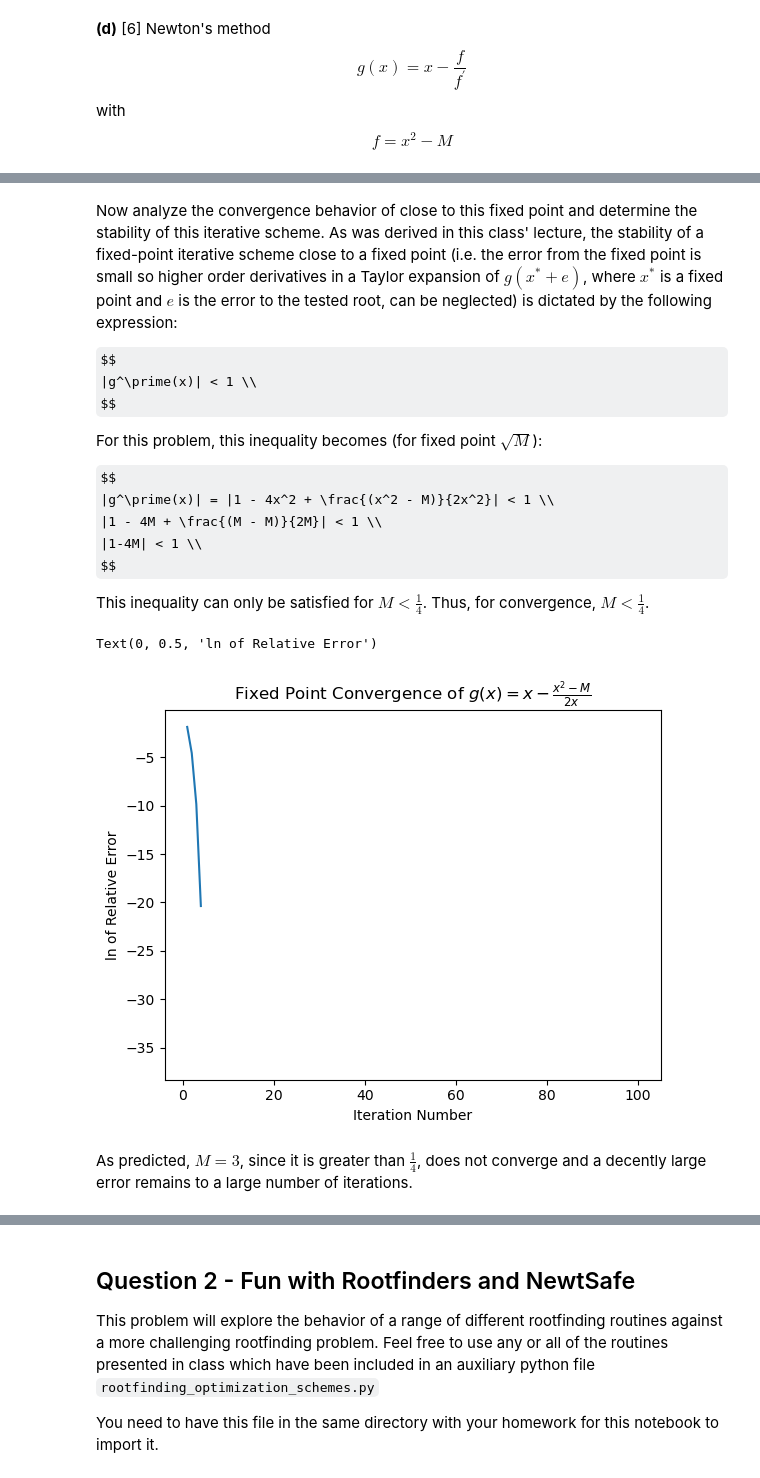
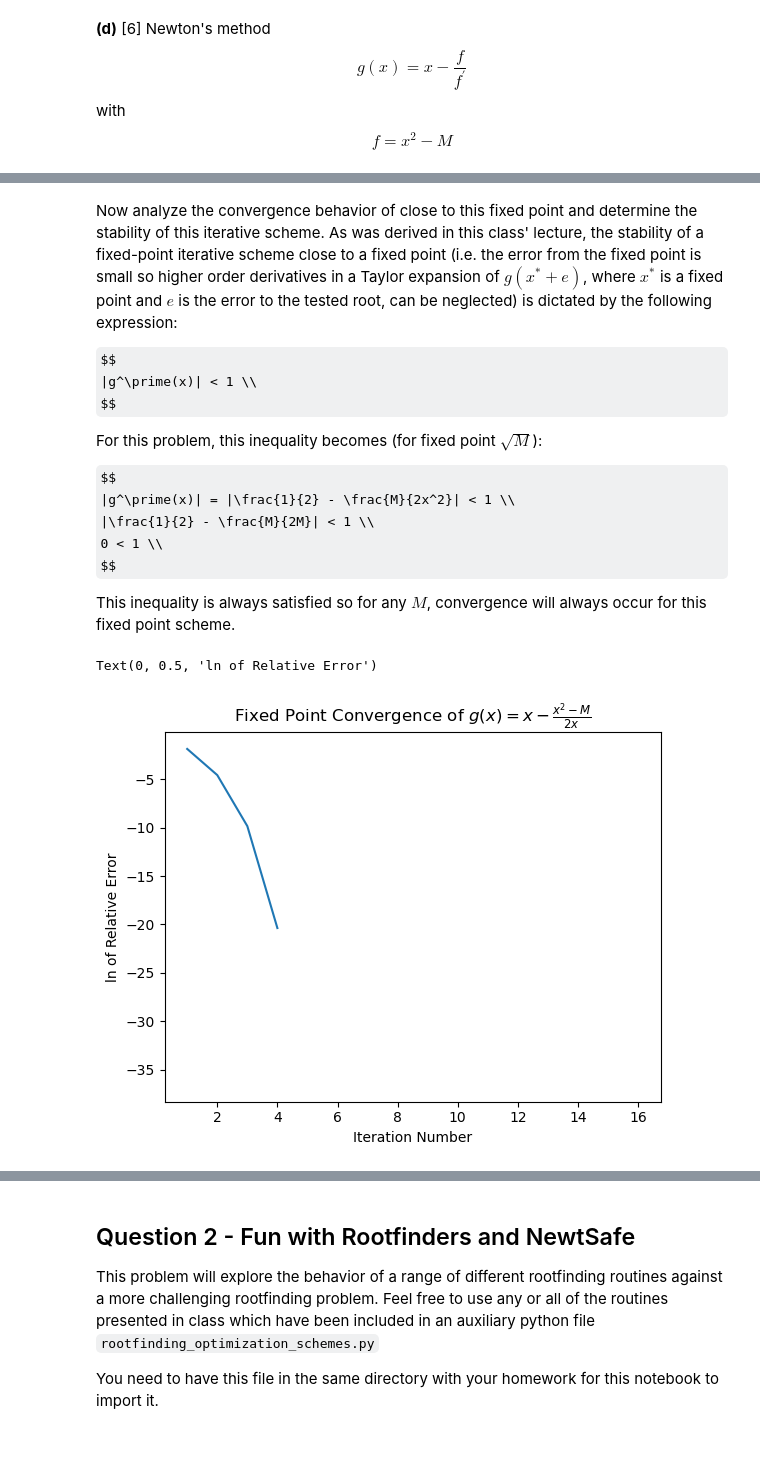
Before and after one commit to jlabbate15/intro-numerical-methods, a Jupyter notebook: HW/HW2_roots.ipynb, the cells around one changed output, grey strips where cells are left out. Cells and saved outputs as stored; diff of their text form; code cells hidden in the pictures; some formulas as TeX source; blank space fills up the shorter version.

```diff
--- a/HW/HW2_roots.ipynb
+++ b/HW/HW2_roots.ipynb
@@ -217,30 +217,28 @@ $$
 For this problem, this inequality becomes (for fixed point $\sqrt{M}$):
 
 $$
-|g^\prime(x)| = |1 - 4x^2 + \frac{(x^2 - M)}{2x^2}| < 1 \\
-|1 - 4M + \frac{(M - M)}{2M}| < 1 \\
-|1-4M| < 1 \\
+|g^\prime(x)| = |\frac{1}{2} - \frac{M}{2x^2}| < 1 \\
+|\frac{1}{2} - \frac{M}{2M}| < 1 \\
+0 < 1 \\
 $$
 
-This inequality can only be satisfied for $M<\frac{1}{4}$. Thus, for convergence, $M<\frac{1}{4}$.
+This inequality is always satisfied so for any $M$, convergence will always occur for this fixed point scheme.
 # %%
 # Plot convergence with M=3 and x0=2
 M=3
 x0=2
-N=100
+N=15
 g = lambda x: x - ((x**2)-M)/(2*x)
 f = numpy.sqrt(M)
 xks = fixed_point(g=g,x0=x0,N=N)
 rel_error = abs( (f - xks) / f )
 
 plt.figure(3)
 plt.plot(numpy.linspace(1,N+1,N+1),numpy.log(rel_error))
 plt.title(r"Fixed Point Convergence of $g(x) = x - \frac{x^2-M}{2x}$")
 plt.xlabel(r"Iteration Number")
 # plt.ylabel(r"$ln(\frac{\sqrt{M} - x^*}{\sqrt{M}})$")
 plt.ylabel("ln of Relative Error")
 # %% [output]
 Text(0, 0.5, 'ln of Relative Error')
-[figure, old version]
+[figure, new version]
-# %% [markdown]
-As predicted, $M=3$, since it is greater than $\frac{1}{4}$, does not converge and a decently large error remains to a large number of iterations.
```
Also changed, not shown: parts of 2 cells of this notebook.
